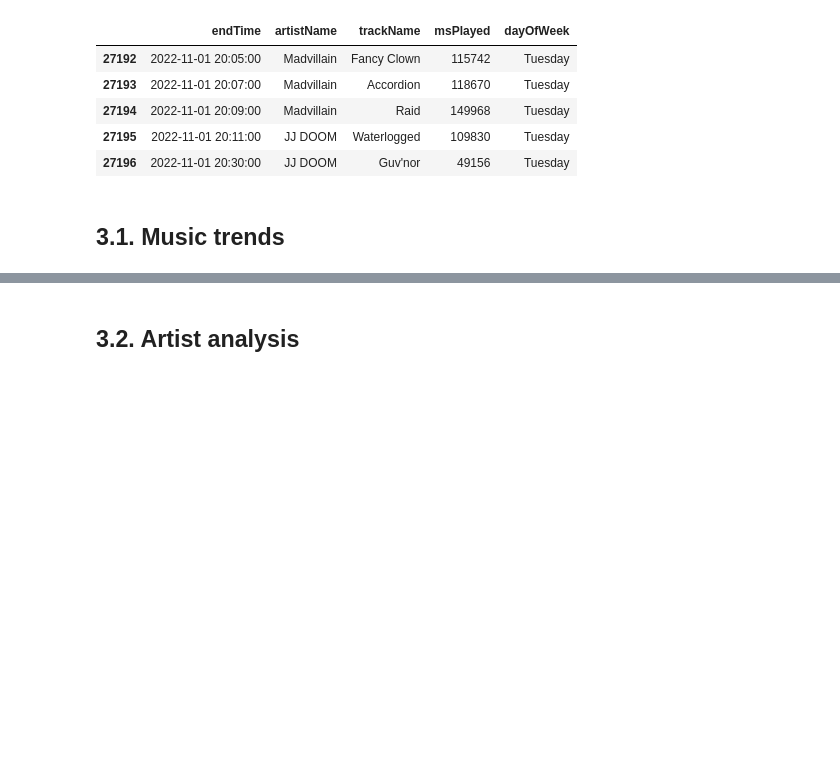
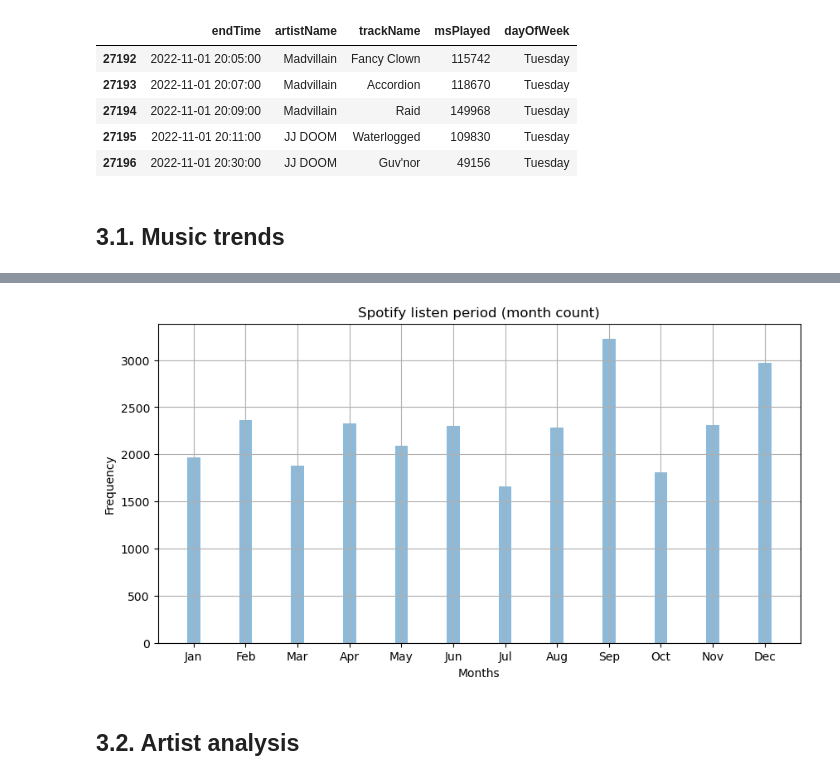
Before and after one commit to Tjale0895/presentation-project, a Jupyter notebook: analysis_notebook.ipynb, the cells around one changed output, grey strips where cells are left out. Saved outputs shown, nothing was run; the diff lists cells and outputs as text; code cells hidden in the pictures; blank space fills up the shorter version.

```diff
--- a/analysis_notebook.ipynb
+++ b/analysis_notebook.ipynb
@@ -41,0 +73,17 @@ df.tail()
+# %%
+# Separate date into its components
+def separate_dates(date_input):
+    years = []
+    months = []
+    days = []
+    hours = []
+    minutes = []
+    for i in range(len(date_input)):
+        date_entry = date_input[i]
+        years.append(date_entry.year)
+        months.append(date_entry.month)
+        days.append(date_entry.day)
+        hours.append(date_entry.hour)
+        minutes.append(date_entry.minute)
+
+    return years, months, days, hours, minutes
@@ -42,3 +175,21 @@ df.tail()
+# %%
+x = np.arange(len(month_count))
+width = 0.25
+months_ticks = ["Jan", "Feb", "Mar", "Apr", "May", "Jun", "Jul", "Aug", "Sep", "Oct", "Nov", "Dec"]
+
+fig, ax = plt.subplots(figsize=(10, 5))
+rects = ax.bar(x, month_count, width, align='center', alpha = 0.5)
+
+# Add some text for labels, title and custom x-axis tick labels, etc.
+ax.set_ylabel('Frequency')
+ax.set_xlabel('Months')
+ax.set_title('Spotify listen period (month count)')
+ax.set_xticks(x, months_ticks)
+plt.grid()
+# plt.savefig("3_monthly_trends.png", dpi = 1000, bbox_inches=0, pad_inches=0)
+plt.show()
+# %% [output]
+[figure, added]
 # %% [markdown]
 ## 3.2. Artist analysis
 # %%
```
Also changed, not shown: parts of 13 cells of this notebook.
